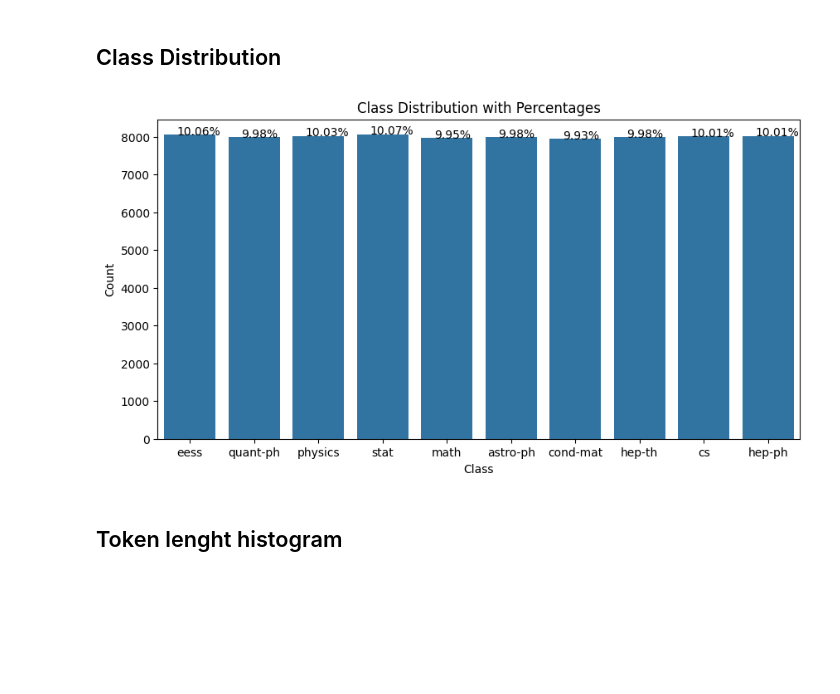
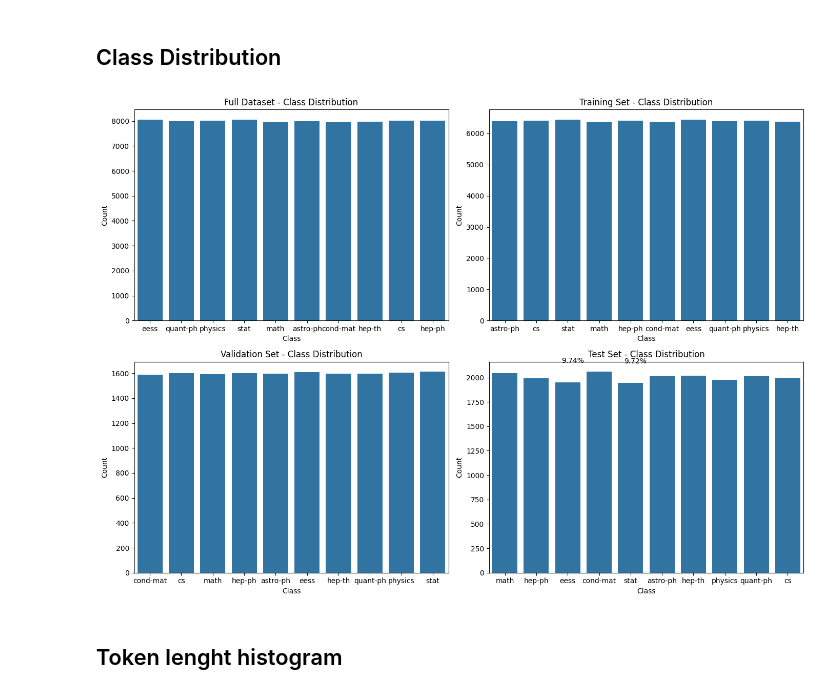
Before and after one commit to Espes99/DAT550-Project, a Jupyter notebook: RNNs/notebooks/data_inspection.ipynb, the cells around one changed output. Drawn from its saved outputs; the diff is of its cells as text; code cells hidden in the pictures; blank space fills up the shorter version.

```diff
--- a/RNNs/notebooks/data_inspection.ipynb
+++ b/RNNs/notebooks/data_inspection.ipynb
@@ -13,7 +13,10 @@ from sklearn.feature_extraction.text import ENGLISH_STOP_WORDS
 # %% [markdown]
 ## Loading the Dataset
 # %%
-data_path = "../../Data/arxiv_train.csv"
+data_path = "../../Data/full_arxiv.csv"
+training_path = "../../Data/arxiv_train.csv"
+val_path = "../../Data/arxiv_val.csv"
+test_path = "../../Data/arxiv_test.csv"
 
 df = pd.read_csv(data_path)
 df.head()
@@ -24,3 +27,6 @@ df.head()
 | 2 | 82700 | A number of physically intuitive ... | quant-ph |
 | 3 | 78830 | In the last decade rare-earth hex... | physics |
 | 4 | 94948 | We introduce the weak barycenter ... | stat |
+# %%
+train_df = pd.read_csv(training_path)
+train_df.head()
@@ -26,0 +40,3 @@ df.head()
+# %%
+val_df = pd.read_csv(val_path)
+val_df.head()
@@ -26,0 +50,3 @@ df.head()
+# %%
+test_df = pd.read_csv(test_path)
+test_df.head()
@@ -48,21 +123,36 @@ Labels found: ['eess' 'quant-ph' 'physics' 'stat' 'math' 'astro-ph' 'cond-mat' '
 # %% [markdown]
 ## Class Distribution
 # %%
-plt.figure(figsize=(10, 5))
-ax = sns.countplot(x='label', data=df)
+datasets = {
+        "Full Dataset": df,
+        "Training Set": train_df,
+        "Validation Set": val_df,
+        "Test Set": test_df
+    }
 
-# Annotate bars with percentage
-total = len(df)
-for p in ax.patches:
-    percentage = f'{100 * p.get_height() / total:.2f}%'
-    ax.annotate(percentage, (p.get_x() + 0.2, p.get_height() + 5))
+fig, axes = plt.subplots(2, 2, figsize=(14, 10))
+axes = axes.flatten()  # Flatten to easily index
 
-plt.title("Class Distribution with Percentages")
-plt.ylabel("Count")
-plt.xlabel("Class")
+for i, (title, data) in enumerate(datasets.items()):
+    ax = sns.countplot(x='label', data=data, ax=axes[i])
+    total = len(data)
+
+    for p in ax.patches:
+        percentage = f'{100 * p.get_height() / total:.2f}%'
+        ax.annotate(
+            percentage,
+            (p.get_x() + p.get_width() / 4, p.get_height() + max(total * 0.01, 1)),
+            fontsize=10
+        )
+
+    ax.set_title(f"{title} - Class Distribution")
+    ax.set_ylabel("Count")
+    ax.set_xlabel("Class")
+
+plt.tight_layout()
 plt.show()
 # %% [output]
-[figure, old version]
+[figure, new version]
 # %% [markdown]
 ## Token lenght histogram
 # %%
```
Also changed, not shown: parts of 9 cells of this notebook.
